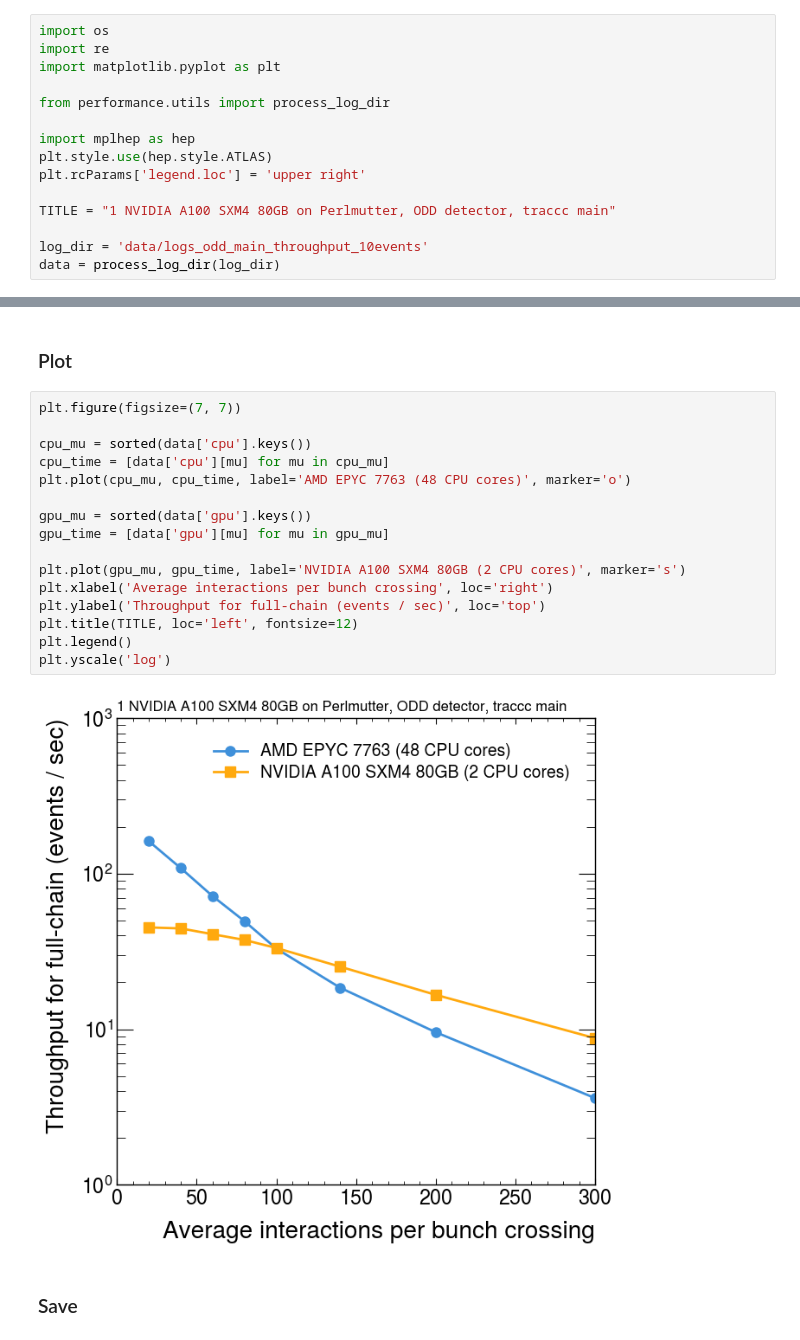
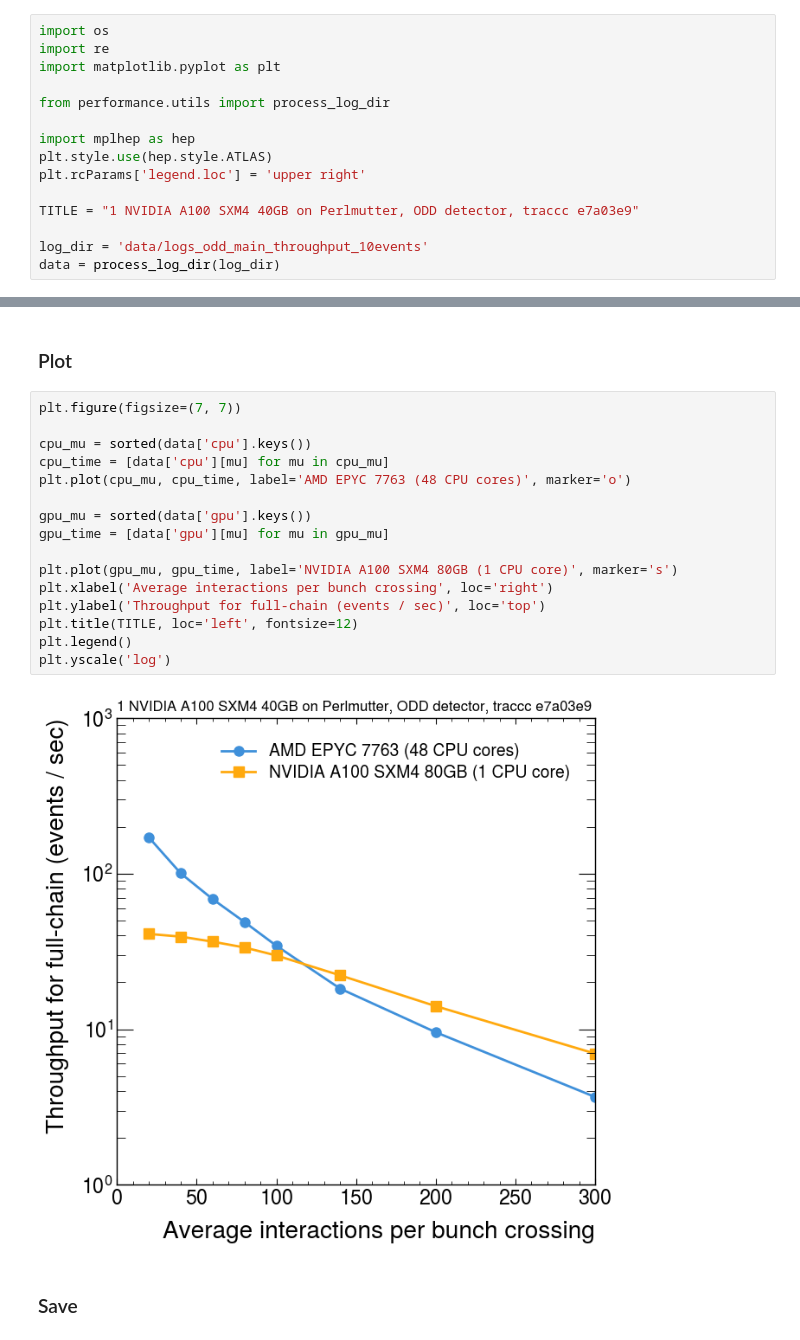
Before and after one commit to milescb/traccc-aaS-performance, a Jupyter notebook: compare_cpu_gpu_traccc.ipynb, the cells around one changed output, grey strips where cells are left out. Saved outputs shown, nothing was run; the diff lists cells and outputs as text.

Commit message:
updates to data collection and plotting

```diff
--- a/compare_cpu_gpu_traccc.ipynb
+++ b/compare_cpu_gpu_traccc.ipynb
@@ -11,7 +11,7 @@ import mplhep as hep
 plt.style.use(hep.style.ATLAS)
 plt.rcParams['legend.loc'] = 'upper right'
 
-TITLE = "1 NVIDIA A100 SXM4 80GB on Perlmutter, ODD detector, traccc main"
+TITLE = "1 NVIDIA A100 SXM4 40GB on Perlmutter, ODD detector, traccc e7a03e9"
 
 log_dir = 'data/logs_odd_main_throughput_10events'
 data = process_log_dir(log_dir)
@@ -22,21 +20,21 @@ Skipping mu_vs_throughput.pdf. Not a log file.
 # %%
 plt.figure(figsize=(7, 7))
 
 cpu_mu = sorted(data['cpu'].keys())
 cpu_time = [data['cpu'][mu] for mu in cpu_mu]
 plt.plot(cpu_mu, cpu_time, label='AMD EPYC 7763 (48 CPU cores)', marker='o')
 
 gpu_mu = sorted(data['gpu'].keys())
 gpu_time = [data['gpu'][mu] for mu in gpu_mu]
 
-plt.plot(gpu_mu, gpu_time, label='NVIDIA A100 SXM4 80GB (2 CPU cores)', marker='s')
+plt.plot(gpu_mu, gpu_time, label='NVIDIA A100 SXM4 80GB (1 CPU core)', marker='s')
 plt.xlabel('Average interactions per bunch crossing', loc='right')
 plt.ylabel('Throughput for full-chain (events / sec)', loc='top')
 plt.title(TITLE, loc='left', fontsize=12)
 plt.legend()
 plt.yscale('log')
 # %% [output]
-[figure, old version]
+[figure, new version]
 # %% [markdown]
 ### Save
 # %%
```
Also changed, not shown: parts of 2 cells of this notebook, 5 other files.
